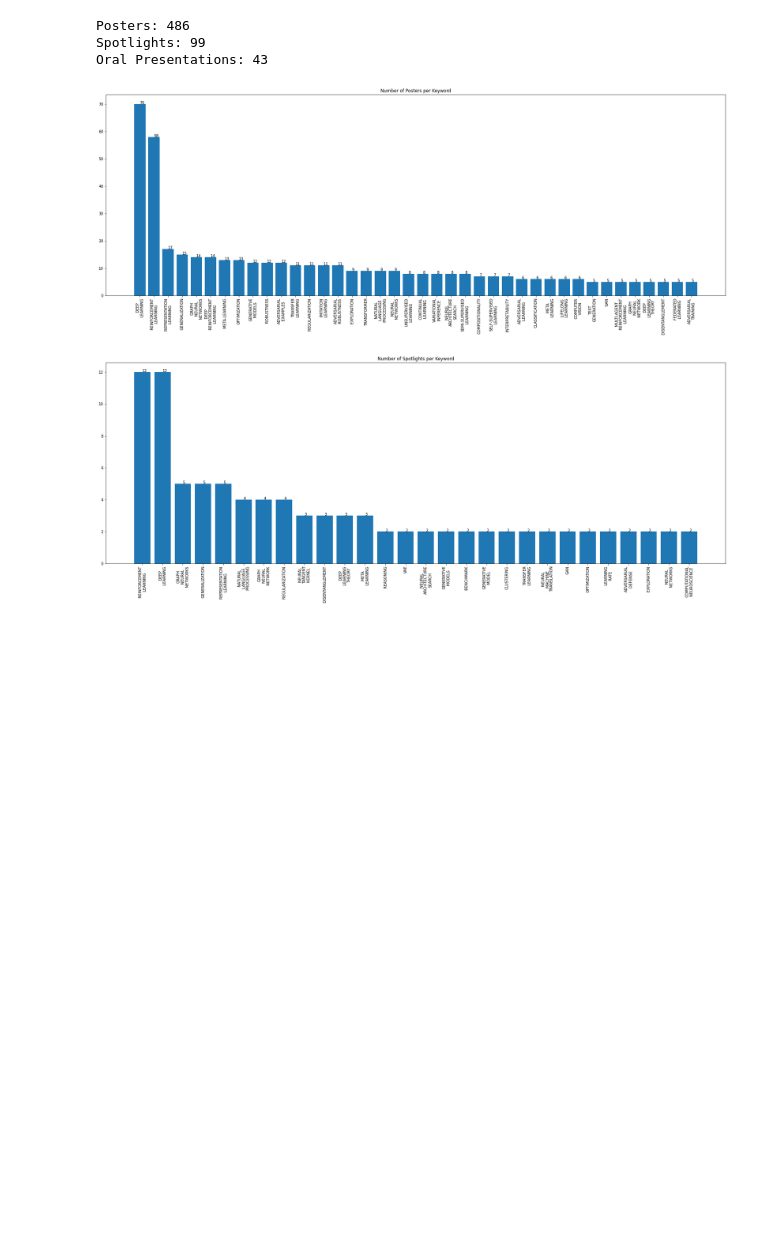
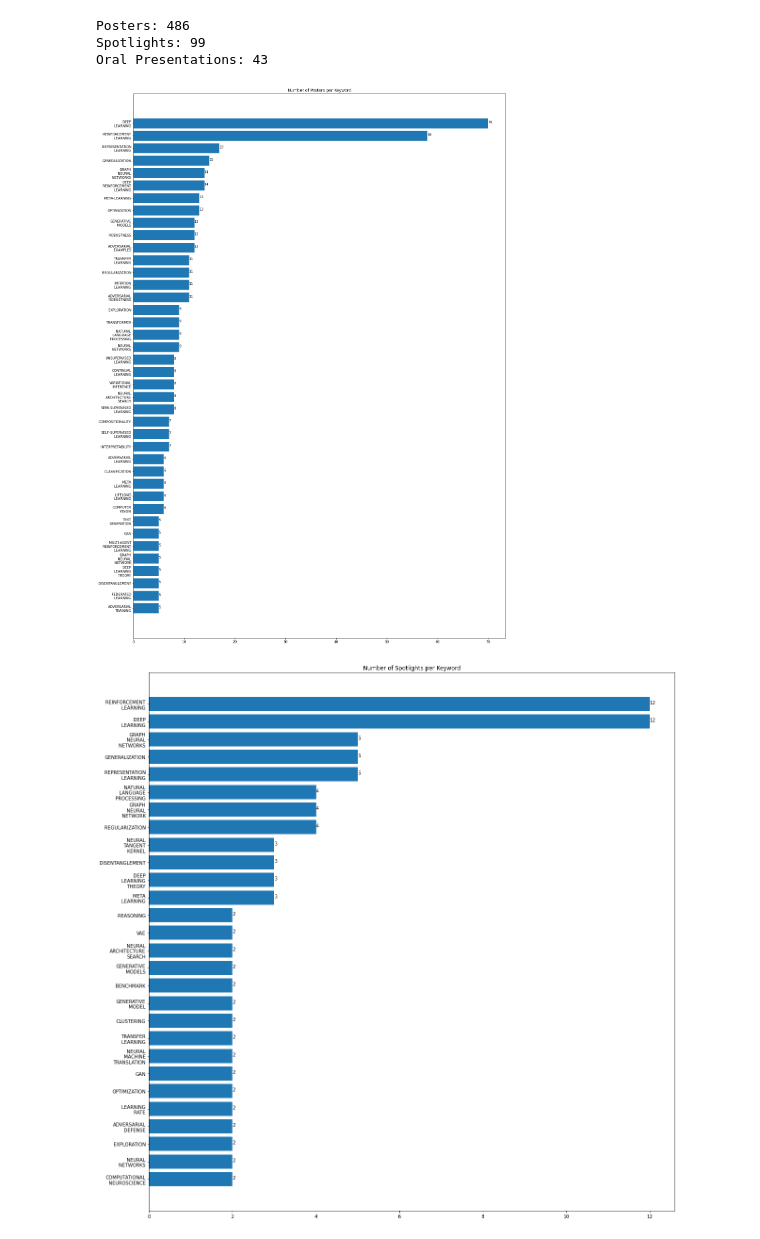
Before and after one commit to alainray/ICLR2020, a Jupyter notebook: ICLR2020_Keywords.ipynb, the cells around one changed output. Saved outputs shown, nothing was run; the diff lists cells and outputs as text; code cells hidden in the pictures; blank space fills up the shorter version.

```diff
--- a/ICLR2020_Keywords.ipynb
+++ b/ICLR2020_Keywords.ipynb
@@ -3,23 +3,25 @@
 # %%
 import numpy as np
 import matplotlib.pyplot as plt
-
+import itertools
 # Utility functions for handling:
 # Plotting
 # Parsing
 # Simplification of diverse tags
-def plot_tags(tags, n_tags, title="", n=None):
+def plot_tags(tags, n_tags, title="", n=None, bar_height=0.75):
     if n is None or n > len(tags):
         n = len(tags)
     tags = [tag.upper().replace(" ","\n") for tag in tags]
-    plt.figure(figsize=(30,10))
+    tags = tags[:n][::-1]
+    n_tags = n_tags[:n][::-1]
+    plt.figure(figsize=(20,n*bar_height))
     plt.title("Number of {} per Keyword".format(title))
-    if n > 20:
-        plt.xticks(rotation='vertical')
-    plt.bar(tags[:n], n_tags[:n])
+    #if n > 20:
+    #    plt.xticks(rotation='vertical')
+    plt.barh(tags, n_tags)
     for index, value in enumerate(n_tags[:n]):
 
-        plt.text(index,value,  str(value))
+        plt.text(value, index,  str(value))
 
 # This serves to coalesce all keywords below a threshold to the "Others" keyword
 def coalesce_tags(tags, n_tags, threshold=1):
@@ -50,32 +52,32 @@ def get_tags(filename):
         for i,t in enumerate(tags):
             tags[i] = t.lower().strip()
 
     final_tags = list(itertools.chain.from_iterable(parse))
     classes, freq = np.unique(final_tags,return_counts=True)
     f = sorted(freq)
     return classes[freq.argsort()], f, n_papers
 
 # Main program starts
 
 # files: These are simply text dumps of the OpenReview page for each type of paper
 # https://openreview.net/group?id=ICLR.cc/2020/Conference#accept-talk
 
 show_others = False # Set to True if you want to include "Others" in bar charts
 files = ['iclr2020_posters.txt', 'iclr2020_spotlights.txt','iclr2020_oral.txt']
 titles = ['Posters','Spotlights', 'Oral Presentations']
 start = 0 if show_others else 1
 paper_counts = dict()
 max_keywords_to_display = 40
 for f,t in zip(files, titles):
     tags, freq, paper_counts[t] = get_tags(f)
     tags, freq = coalesce_tags(tags, freq)
     plot_tags(tags[::-1][start:], freq[::-1][start:], t, max_keywords_to_display)
 
 for k, v in paper_counts.items():
     print("{}: {}".format(k,v))
 # %% [output]
 Posters: 486
 Spotlights: 99
 Oral Presentations: 43
-[figure, old version]
+[figure, new version]
-[figure, old version]
+[figure, new version]
```
Also changed, not shown: parts of 1 cell of this notebook.
